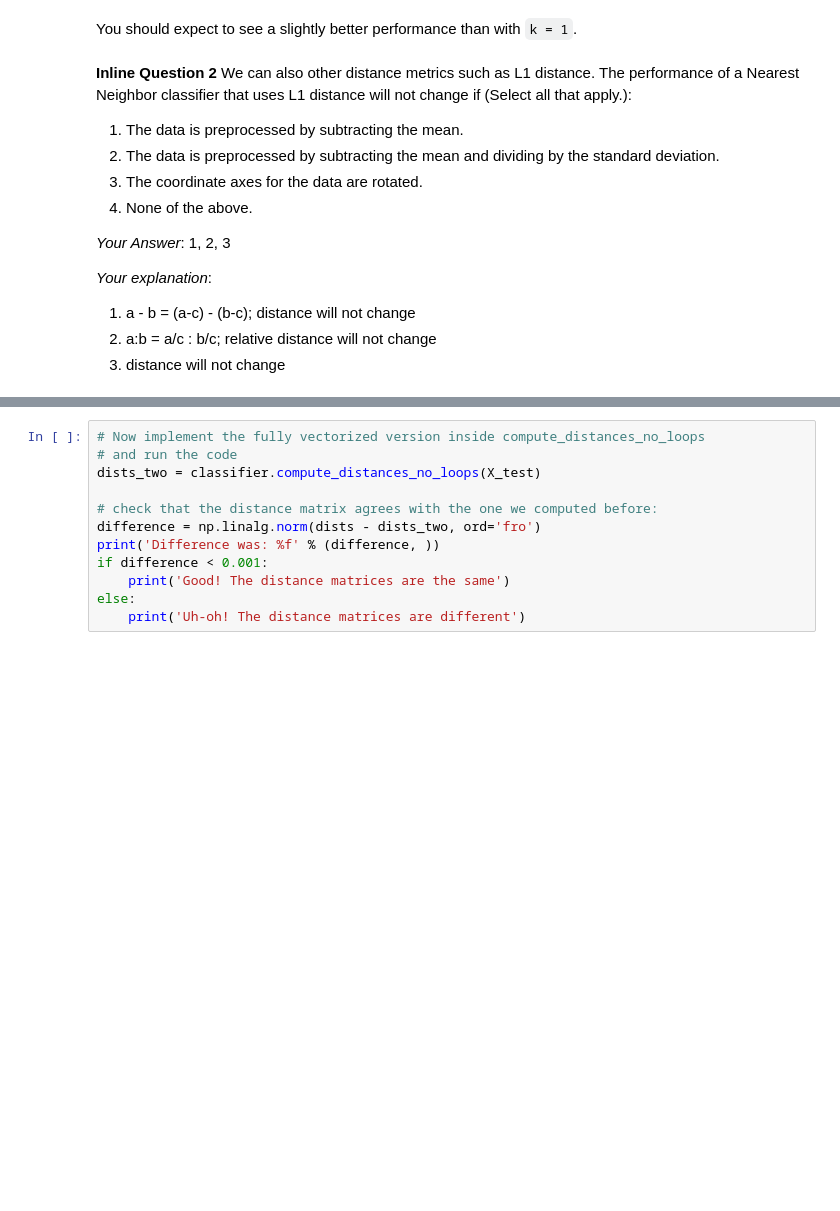
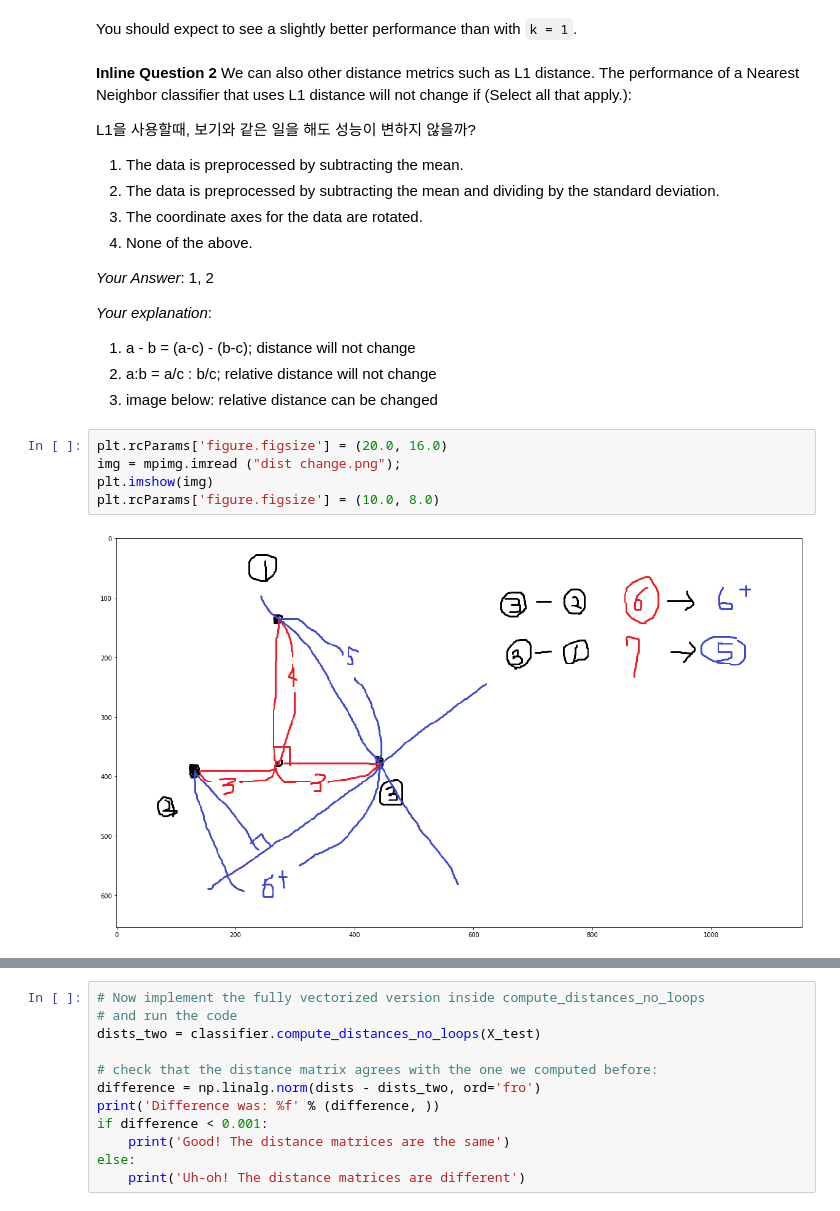
Before and after one commit to ailloli/cs231n-assignment1, a Jupyter notebook: knn.ipynb, the cells around one changed output, grey strips where cells are left out. Drawn from its saved outputs; the diff is of its cells as text; blank space fills up the shorter version.

```diff
--- a/knn.ipynb
+++ b/knn.ipynb
@@ -169,18 +175,28 @@ You should expect to see a slightly better performance than with `k = 1`.
 **Inline Question 2**
 We can also other distance metrics such as L1 distance.
 The performance of a Nearest Neighbor classifier that uses L1 distance will not change if (Select all that apply.):
+
+L1을 사용할때, 보기와 같은 일을 해도 성능이 변하지 않을까?
+
 1. The data is preprocessed by subtracting the mean.
 2. The data is preprocessed by subtracting the mean and dividing by the standard deviation.
 3. The coordinate axes for the data are rotated.
 4. None of the above.
 
 *Your Answer*:
-1, 2, 3
+1, 2
 
 *Your explanation*:
 1. a - b = (a-c) - (b-c); distance will not change
 2. a:b = a/c : b/c; relative distance will not change
-3. distance will not change
+3. image below: relative distance can be changed
+# %%
+plt.rcParams['figure.figsize'] = (20.0, 16.0)
+img = mpimg.imread ("dist change.png");
+plt.imshow(img)
+plt.rcParams['figure.figsize'] = (10.0, 8.0)
+# %% [output]
+[figure, added]
 # %%
 # Now lets speed up distance matrix computation by using partial vectorization
 # with one loop. Implement the function compute_distances_one_loop and run the
```
Also changed, not shown: parts of 14 cells of this notebook, 1 other file.
